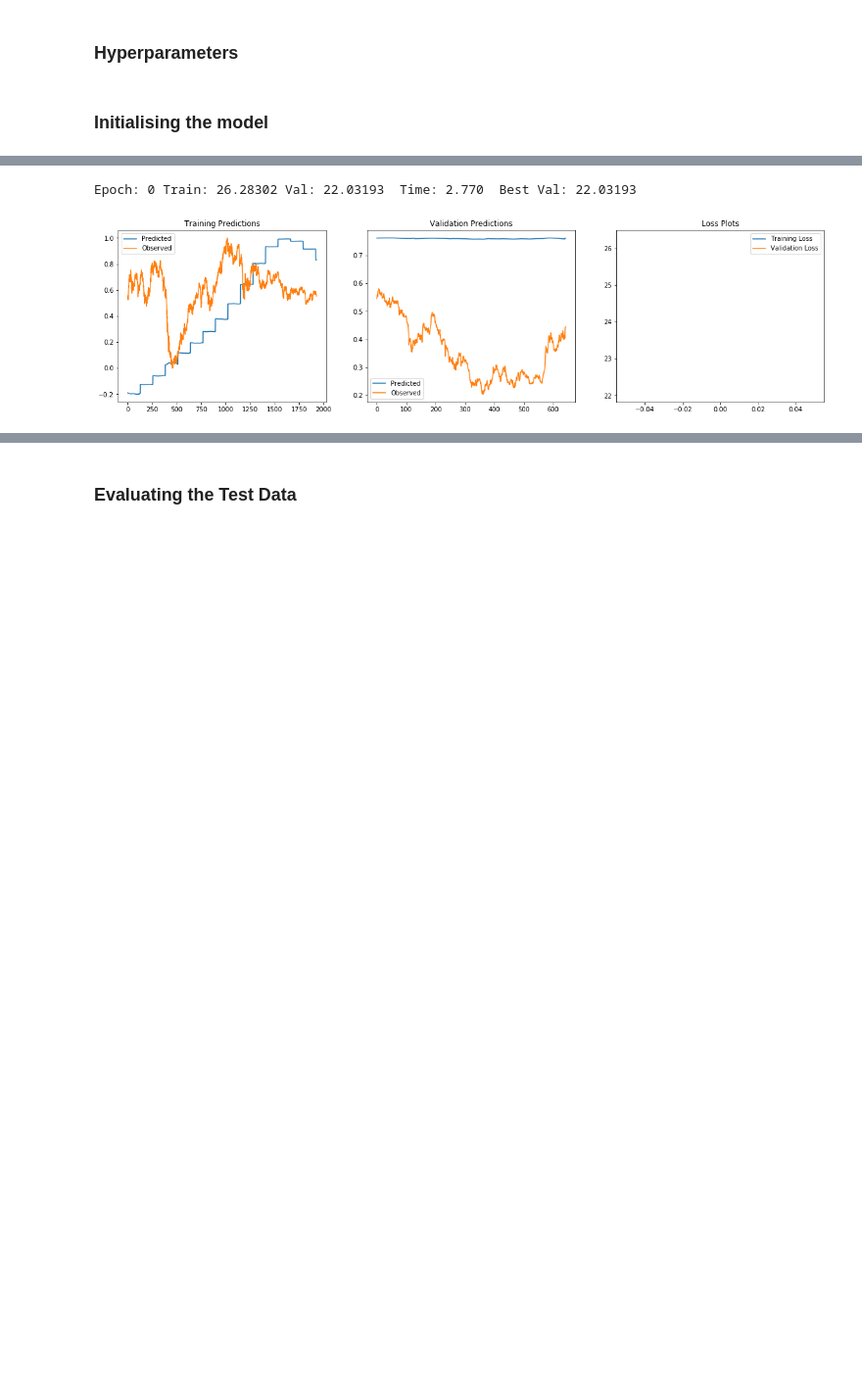
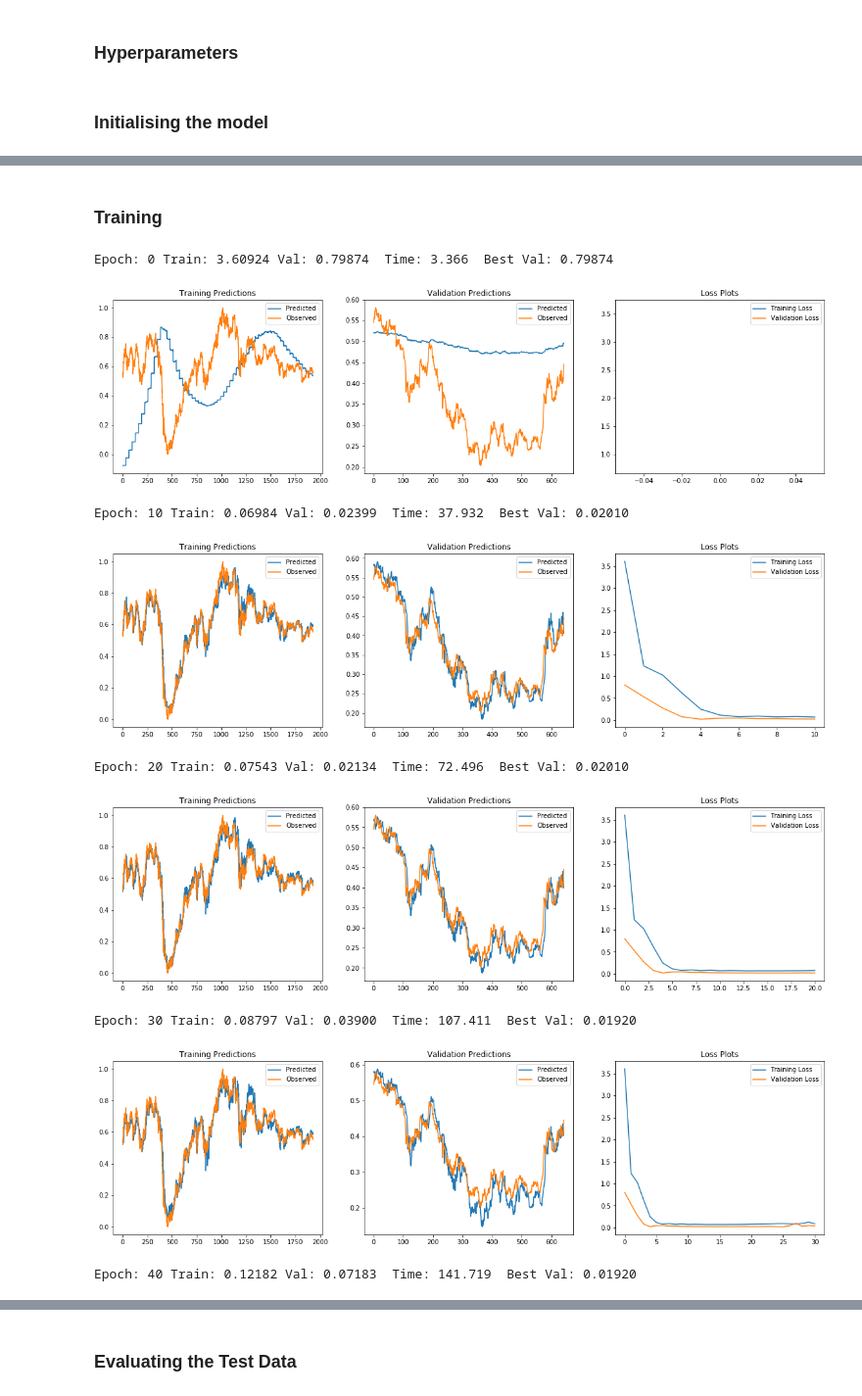
Before and after one commit to msc-acse/acse-9-independent-research-project-OliverJBoom, a Jupyter notebook: Forecaster/LSTM.ipynb, the cells around one changed output, grey strips where cells are left out. Shown at 98% size. Drawn from its saved outputs; the diff is of its cells as text; code cells hidden in the pictures; blank space fills up the shorter version.

```diff
--- a/Forecaster/LSTM.ipynb
+++ b/Forecaster/LSTM.ipynb
@@ -233,3 +234,5 @@ data_y (3216, 1)
+# %% [markdown]
+### Training
 # %%
 optimiser = torch.optim.Adam(model.parameters(), learning_rate)
 
@@ -249,7 +252,19 @@ learning = DeepLearning(model=model,
 
 # Splitting the data into the train, validation and test sets
 learning.train_val_test()
-learning.training_wrapper()
-# %% [output]
-Epoch: 0 Train: 26.28302 Val: 22.03193  Time: 2.770  Best Val: 22.03193
-[figure, removed]
+# %%
+# Allows for continious training by resetting the patience counter
+learning.n_epochs = 50
+learning.early.stop = False
+learning.early.counter = 0
+learning.training_wrapper()
+# %% [output]
+Epoch: 0 Train: 3.60924 Val: 0.79874  Time: 3.366  Best Val: 0.79874
+[figure, added]
+Epoch: 10 Train: 0.06984 Val: 0.02399  Time: 37.932  Best Val: 0.02010
+[figure, added]
+Epoch: 20 Train: 0.07543 Val: 0.02134  Time: 72.496  Best Val: 0.02010
+[figure, added]
+Epoch: 30 Train: 0.08797 Val: 0.03900  Time: 107.411  Best Val: 0.01920
+[figure, added]
+Epoch: 40 Train: 0.12182 Val: 0.07183  Time: 141.719  Best Val: 0.01920
```
Also changed, not shown: parts of 27 cells of this notebook, 6 other files.
